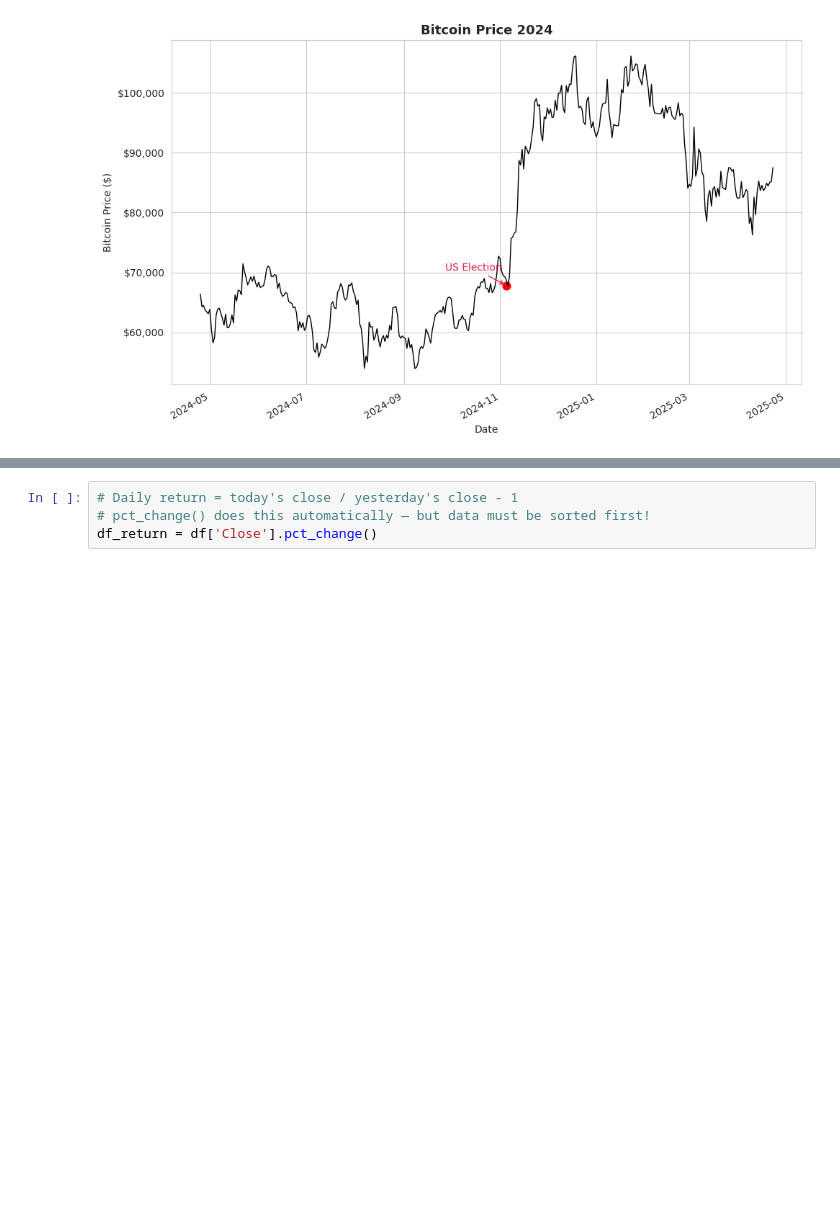
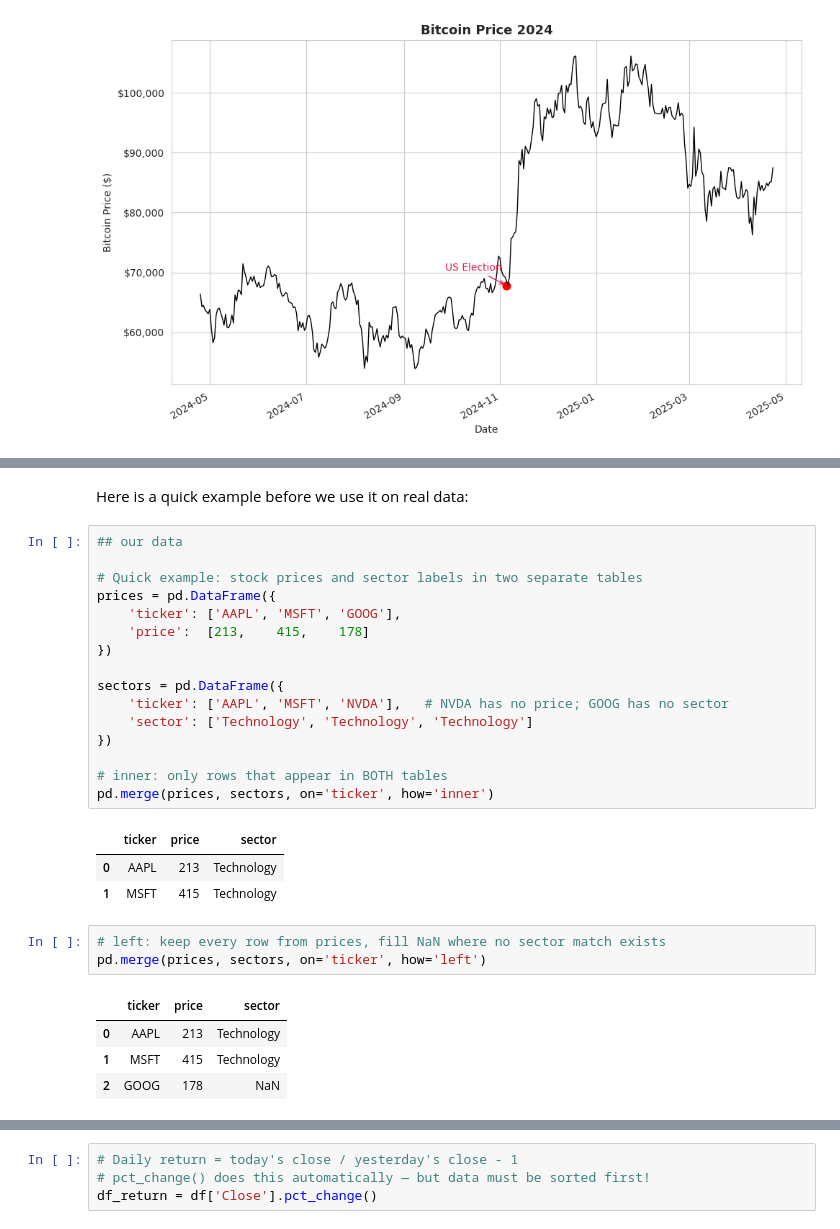
Before and after one commit to tamaravdd/iese-dsmba, a Jupyter notebook: notebooks/06_Merging_Timeseries.ipynb, the cells around one changed output, grey strips where cells are left out. Cells and saved outputs as stored; diff of their text form; blank space fills up the shorter version.

```diff
--- a/notebooks/06_Merging_Timeseries.ipynb
+++ b/notebooks/06_Merging_Timeseries.ipynb
@@ -354,0 +315,30 @@ Analysts work with **returns** (% change) rather than prices, because returns ar
+# %% [markdown]
+Here is a quick example before we use it on real data:
+# %%
+## our data
+
+# Quick example: stock prices and sector labels in two separate tables
+prices = pd.DataFrame({
+    'ticker': ['AAPL', 'MSFT', 'GOOG'],
+    'price':  [213,    415,    178]
+})
+
+sectors = pd.DataFrame({
+    'ticker': ['AAPL', 'MSFT', 'NVDA'],   # NVDA has no price; GOOG has no sector
+    'sector': ['Technology', 'Technology', 'Technology']
+})
+
+# inner: only rows that appear in BOTH tables
+pd.merge(prices, sectors, on='ticker', how='inner')
+# %% [output]
+|  | ticker | price | sector |
+| 0 | AAPL | 213 | Technology |
+| 1 | MSFT | 415 | Technology |
+# %%
+# left: keep every row from prices, fill NaN where no sector match exists
+pd.merge(prices, sectors, on='ticker', how='left')
+# %% [output]
+|  | ticker | price | sector |
+| 0 | AAPL | 213 | Technology |
+| 1 | MSFT | 415 | Technology |
+| 2 | GOOG | 178 | NaN |
```
Also changed, not shown: parts of 52 cells of this notebook.
